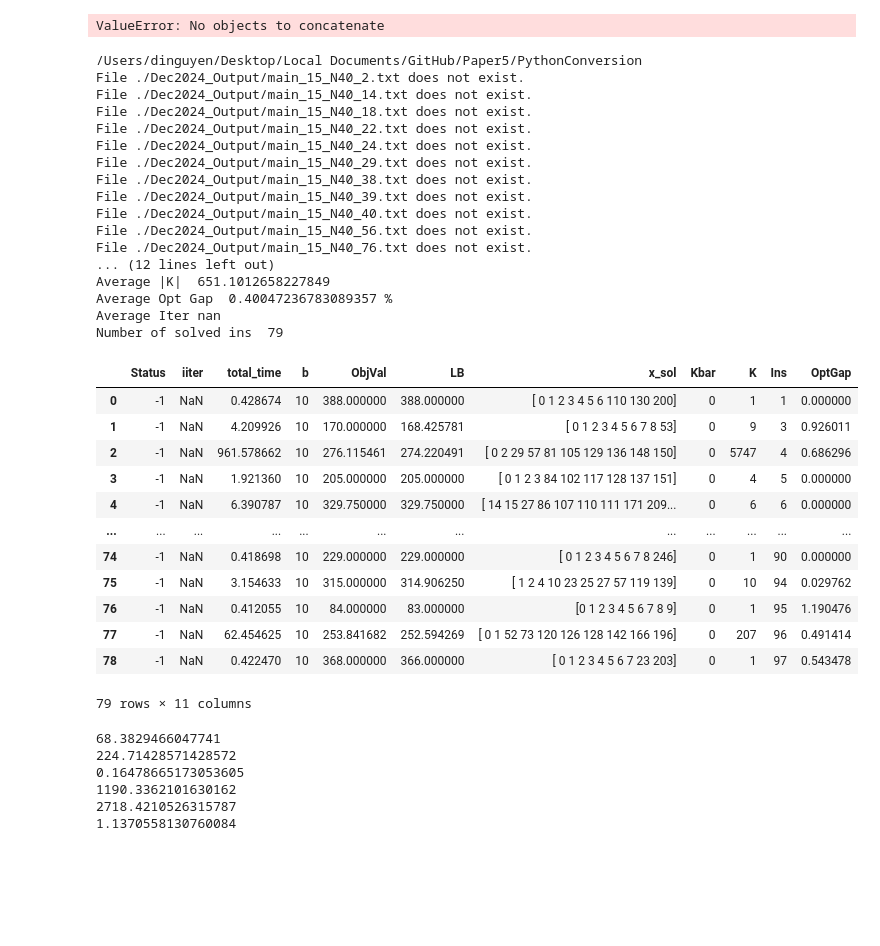
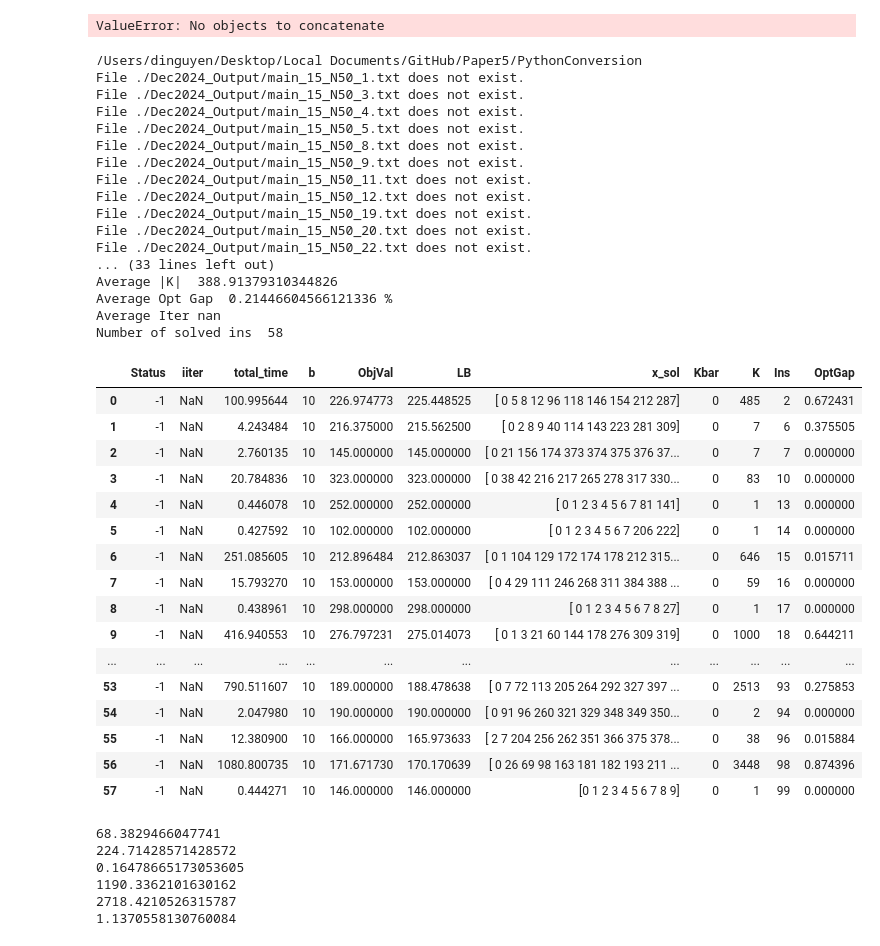
Before and after one commit to diHnguyen/SSPI, a Jupyter notebook: PythonConversion/Dec2024_Output/ProcessOutput.ipynb, the cells around one changed output. Drawn from its saved outputs; the diff is of its cells as text; code cells hidden in the pictures; blank space fills up the shorter version.

```diff
--- a/PythonConversion/Dec2024_Output/ProcessOutput.ipynb
+++ b/PythonConversion/Dec2024_Output/ProcessOutput.ipynb
@@ -94,7 +94,7 @@ import os
 import numpy as np
 
 os.chdir("/Users/dinguyen/Desktop/Local Documents/GitHub/Paper5/PythonConversion/")
-N = 40 #50
+N = 50 #50
 
 print(os.getcwd())
 # <5min
@@ -181,60 +181,64 @@ def processMain(N, ins):
     ins_not_terminate = list(df_filtered[~df_filtered['Ins'].isin(ins_terminate)]['Ins'])#np.array(df_filtered[(df_filtered['iiter']<df_filtered['max'])&(df_filtered['iiter']!=-1)]['Ins'])
     print("Ins not terminate ", ins_not_terminate)
     # df_filtered = df_filtered[df_filtered.Status == -1]
     df_filtered = df_filtered[df_filtered.total_time <3600]
     # df_filtered = df_filtered[df_filtered.total_time <299]
     # df_filtered = df_filtered[~df_filtered['Ins'].isin(ins_not_terminate)]
     # df_filtered = df_filtered.groupby('Ins').apply(
     #     lambda group: group[group['total_time'] == group['total_time'].max()])
     # df_filtered = df_filtered.reset_index(drop=True)
     df_filtered["OptGap"] = (df_filtered.ObjVal-df_filtered.LB)/df_filtered.ObjVal*100
     print("Average Sol Time ", df_filtered['total_time'].mean())
     print("Average |K| ", df_filtered['K'].mean())
     print("Average Opt Gap ", df_filtered["OptGap"].mean(),"%")
     print("Average Iter", df_filtered["iiter"].mean()+1)
     print("Number of solved ins ", len(df_filtered))
 
 
 
     # print(output)
     # for i in range(5):
     #     output = pd.read_csv(EXP+"_N"+str(N)+"_"+str(i+1)+".txt", sep=";", header=None)
 
     return df_filtered
 
 df_default = processMain(N,ins)
 df_default
 # %% [output]
 /Users/dinguyen/Desktop/Local Documents/GitHub/Paper5/PythonConversion
-File ./Dec2024_Output/main_15_N40_2.txt does not exist.
-File ./Dec2024_Output/main_15_N40_14.txt does not exist.
-File ./Dec2024_Output/main_15_N40_18.txt does not exist.
-File ./Dec2024_Output/main_15_N40_22.txt does not exist.
-File ./Dec2024_Output/main_15_N40_24.txt does not exist.
-File ./Dec2024_Output/main_15_N40_29.txt does not exist.
-File ./Dec2024_Output/main_15_N40_38.txt does not exist.
-File ./Dec2024_Output/main_15_N40_39.txt does not exist.
-File ./Dec2024_Output/main_15_N40_40.txt does not exist.
-File ./Dec2024_Output/main_15_N40_56.txt does not exist.
-File ./Dec2024_Output/main_15_N40_76.txt does not exist.
-... (12 lines left out)
-Average |K|  651.1012658227849
-Average Opt Gap  0.40047236783089357 %
+File ./Dec2024_Output/main_15_N50_1.txt does not exist.
+File ./Dec2024_Output/main_15_N50_3.txt does not exist.
+File ./Dec2024_Output/main_15_N50_4.txt does not exist.
+File ./Dec2024_Output/main_15_N50_5.txt does not exist.
+File ./Dec2024_Output/main_15_N50_8.txt does not exist.
+File ./Dec2024_Output/main_15_N50_9.txt does not exist.
+File ./Dec2024_Output/main_15_N50_11.txt does not exist.
+File ./Dec2024_Output/main_15_N50_12.txt does not exist.
+File ./Dec2024_Output/main_15_N50_19.txt does not exist.
+File ./Dec2024_Output/main_15_N50_20.txt does not exist.
+File ./Dec2024_Output/main_15_N50_22.txt does not exist.
+... (33 lines left out)
+Average |K|  388.91379310344826
+Average Opt Gap  0.21446604566121336 %
 Average Iter nan
-Number of solved ins  79
+Number of solved ins  58
 |  | Status | iiter | total_time | b | ObjVal | LB | x_sol | Kbar | K | Ins | OptGap |
-| 0 | -1 | NaN | 0.428674 | 10 | 388.000000 | 388.000000 | [ 0 1 2 3 4 5 6 110 130 200] | 0 | 1 | 1 | 0.000000 |
-| 1 | -1 | NaN | 4.209926 | 10 | 170.000000 | 168.425781 | [ 0 1 2 3 4 5 6 7 8 53] | 0 | 9 | 3 | 0.926011 |
-| 2 | -1 | NaN | 961.578662 | 10 | 276.115461 | 274.220491 | [ 0 2 29 57 81 105 129 136 148 150] | 0 | 5747 | 4 | 0.686296 |
-| 3 | -1 | NaN | 1.921360 | 10 | 205.000000 | 205.000000 | [ 0 1 2 3 84 102 117 128 137 151] | 0 | 4 | 5 | 0.000000 |
-| 4 | -1 | NaN | 6.390787 | 10 | 329.750000 | 329.750000 | [ 14 15 27 86 107 110 111 171 209... | 0 | 6 | 6 | 0.000000 |
+| 0 | -1 | NaN | 100.995644 | 10 | 226.974773 | 225.448525 | [ 0 5 8 12 96 118 146 154 212 287] | 0 | 485 | 2 | 0.672431 |
+| 1 | -1 | NaN | 4.243484 | 10 | 216.375000 | 215.562500 | [ 0 2 8 9 40 114 143 223 281 309] | 0 | 7 | 6 | 0.375505 |
+| 2 | -1 | NaN | 2.760135 | 10 | 145.000000 | 145.000000 | [ 0 21 156 174 373 374 375 376 37... | 0 | 7 | 7 | 0.000000 |
+| 3 | -1 | NaN | 20.784836 | 10 | 323.000000 | 323.000000 | [ 0 38 42 216 217 265 278 317 330... | 0 | 83 | 10 | 0.000000 |
+| 4 | -1 | NaN | 0.446078 | 10 | 252.000000 | 252.000000 | [ 0 1 2 3 4 5 6 7 81 141] | 0 | 1 | 13 | 0.000000 |
+| 5 | -1 | NaN | 0.427592 | 10 | 102.000000 | 102.000000 | [ 0 1 2 3 4 5 6 7 206 222] | 0 | 1 | 14 | 0.000000 |
+| 6 | -1 | NaN | 251.085605 | 10 | 212.896484 | 212.863037 | [ 0 1 104 129 172 174 178 212 315... | 0 | 646 | 15 | 0.015711 |
+| 7 | -1 | NaN | 15.793270 | 10 | 153.000000 | 153.000000 | [ 0 4 29 111 246 268 311 384 388 ... | 0 | 59 | 16 | 0.000000 |
+| 8 | -1 | NaN | 0.438961 | 10 | 298.000000 | 298.000000 | [ 0 1 2 3 4 5 6 7 8 27] | 0 | 1 | 17 | 0.000000 |
+| 9 | -1 | NaN | 416.940553 | 10 | 276.797231 | 275.014073 | [ 0 1 3 21 60 144 178 276 309 319] | 0 | 1000 | 18 | 0.644211 |
 | ... | ... | ... | ... | ... | ... | ... | ... | ... | ... | ... | ... |
-| 74 | -1 | NaN | 0.418698 | 10 | 229.000000 | 229.000000 | [ 0 1 2 3 4 5 6 7 8 246] | 0 | 1 | 90 | 0.000000 |
-| 75 | -1 | NaN | 3.154633 | 10 | 315.000000 | 314.906250 | [ 1 2 4 10 23 25 27 57 119 139] | 0 | 10 | 94 | 0.029762 |
-| 76 | -1 | NaN | 0.412055 | 10 | 84.000000 | 83.000000 | [0 1 2 3 4 5 6 7 8 9] | 0 | 1 | 95 | 1.190476 |
-| 77 | -1 | NaN | 62.454625 | 10 | 253.841682 | 252.594269 | [ 0 1 52 73 120 126 128 142 166 196] | 0 | 207 | 96 | 0.491414 |
-| 78 | -1 | NaN | 0.422470 | 10 | 368.000000 | 366.000000 | [ 0 1 2 3 4 5 6 7 23 203] | 0 | 1 | 97 | 0.543478 |
+| 53 | -1 | NaN | 790.511607 | 10 | 189.000000 | 188.478638 | [ 0 7 72 113 205 264 292 327 397 ... | 0 | 2513 | 93 | 0.275853 |
+| 54 | -1 | NaN | 2.047980 | 10 | 190.000000 | 190.000000 | [ 0 91 96 260 321 329 348 349 350... | 0 | 2 | 94 | 0.000000 |
+| 55 | -1 | NaN | 12.380900 | 10 | 166.000000 | 165.973633 | [ 2 7 204 256 262 351 366 375 378... | 0 | 38 | 96 | 0.015884 |
+| 56 | -1 | NaN | 1080.800735 | 10 | 171.671730 | 170.170639 | [ 0 26 69 98 163 181 182 193 211 ... | 0 | 3448 | 98 | 0.874396 |
+| 57 | -1 | NaN | 0.444271 | 10 | 146.000000 | 146.000000 | [0 1 2 3 4 5 6 7 8 9] | 0 | 1 | 99 | 0.000000 |
-79 rows × 11 columns
 # %%
 
 # ins = [1,2,5,6,7,8,9,10,11,12]#N30
```
